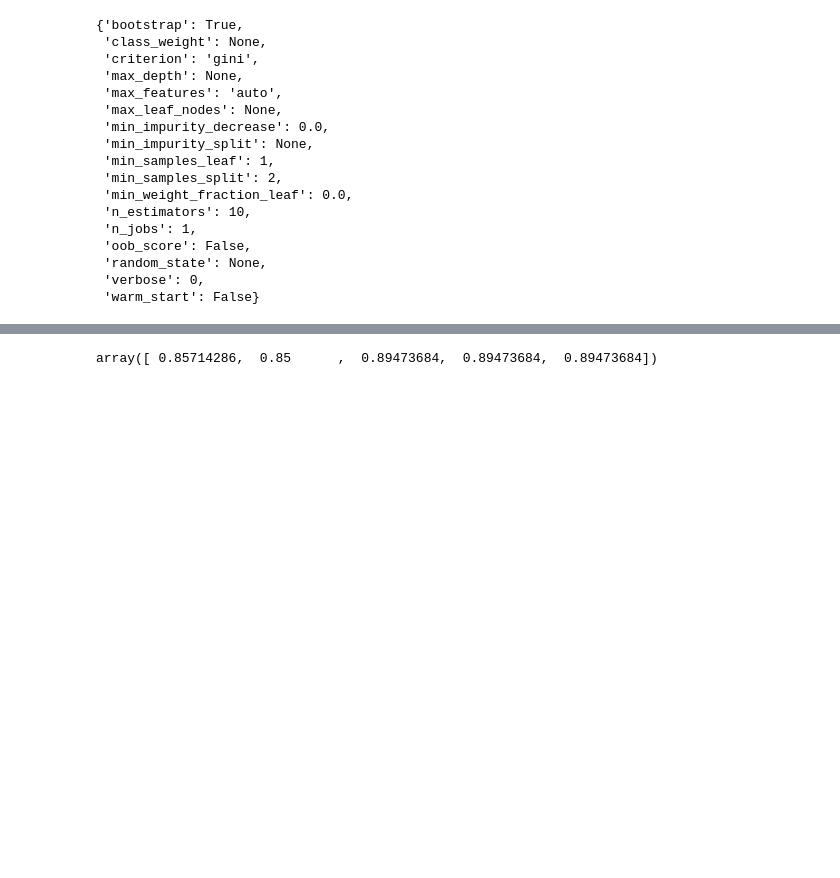
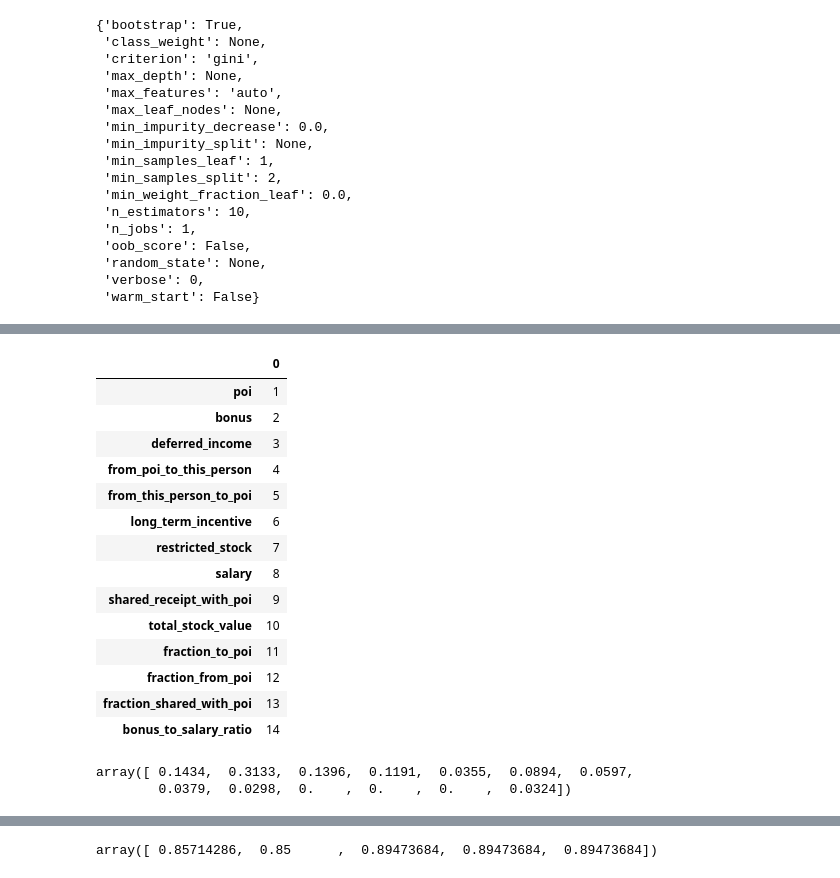
Before and after one commit to gisledb/udacity_nanodegree, a Jupyter notebook: p5_machine_learning/course_files/ud120-projects-master/final_project/poi_id.ipynb, the cells around one changed output, grey strips where cells are left out. Drawn from its saved outputs; the diff is of its cells as text; code cells hidden in the pictures; blank space fills up the shorter version.

```diff
--- a/p5_machine_learning/course_files/ud120-projects-master/final_project/poi_id.ipynb
+++ b/p5_machine_learning/course_files/ud120-projects-master/final_project/poi_id.ipynb
@@ -968,0 +1017,24 @@ rf_grid_search.best_estimator_.named_steps
+# %%
+pd.DataFrame(list(range(1,15)),
+            index=features_list)
+# %% [output]
+|  | 0 |
+| poi | 1 |
+| bonus | 2 |
+| deferred_income | 3 |
+| from_poi_to_this_person | 4 |
+| from_this_person_to_poi | 5 |
+| long_term_incentive | 6 |
+| restricted_stock | 7 |
+| salary | 8 |
+| shared_receipt_with_poi | 9 |
+| total_stock_value | 10 |
+| fraction_to_poi | 11 |
+| fraction_from_poi | 12 |
+| fraction_shared_with_poi | 13 |
+| bonus_to_salary_ratio | 14 |
+# %%
+feat_imp.round(4)
+# %% [output]
+array([ 0.1434,  0.3133,  0.1396,  0.1191,  0.0355,  0.0894,  0.0597,
+        0.0379,  0.0298,  0.    ,  0.    ,  0.    ,  0.0324])
```
Also changed, not shown: parts of 35 cells of this notebook.
